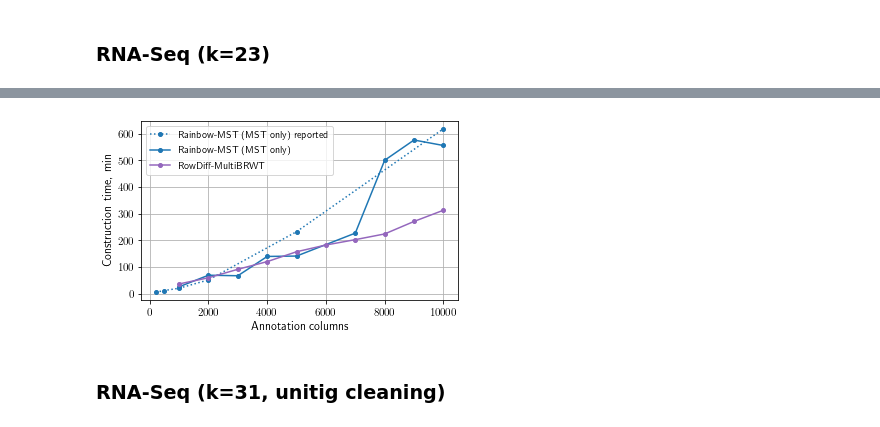
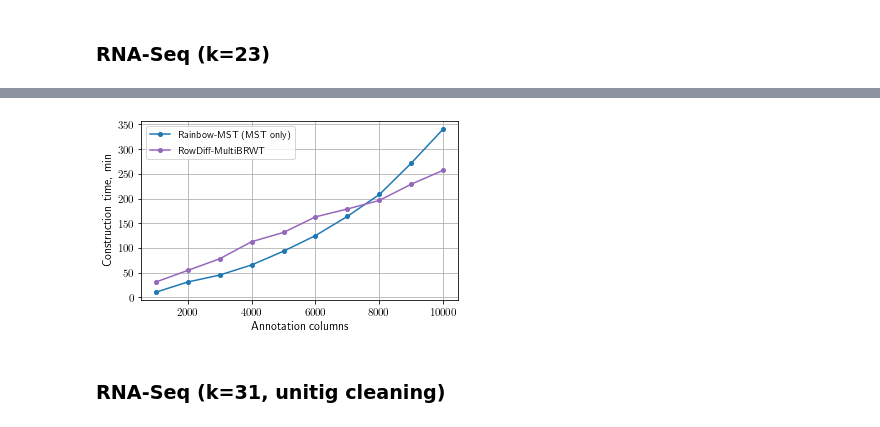
Before and after one commit to ratschlab/row_diff, a Jupyter notebook: plots.ipynb, the cells around one changed output, grey strips where cells are left out. Saved outputs shown, nothing was run; the diff lists cells and outputs as text; code cells hidden in the pictures.

```diff
--- a/plots.ipynb
+++ b/plots.ipynb
@@ -606,7 +606,7 @@ def parse_wall_time_from_logs(log_file):
 # %% [markdown]
 ### RNA-Seq (k=23)
 # %%
-DIR = '/cluster/home/mikhaika/metagenome/data/mantis/subsets/mtg/'
+DIR = '/cluster/home/mikhaika/metagenome/data/mantis/subsets/mtg'
 
 n_samples = []
 
@@ -618,15 +618,16 @@ rd_optimized_100_multi_brwt = []
 rd_optimized_100_multi_brwt_relax = []
 
 for i in range(1, 11):
-    num_cols = !cat {DIR}../{i}k.txt | wc -l
+    num_cols = !cat {DIR}/../{i}k.txt | wc -l
     n_samples.append(int(num_cols[0]))
 
 #     rd_optimized_10.append(parse_wall_time_from_logs(f'{DIR}logs/graph_primary_subset_{i}k_rd_10.log'))
 #     rd_optimized_10_opt.append(parse_wall_time_from_logs(f'{DIR}logs/graph_primary_subset_{i}k_rd_10_opt.log'))
-    rd_optimized_100.append(parse_wall_time_from_logs(f'{DIR}logs/graph_primary_subset_{i}k_rd_100.log'))
-    rd_optimized_100_opt.append(parse_wall_time_from_logs(f'{DIR}logs/graph_primary_subset_{i}k_rd_100_opt.log'))
-    rd_optimized_100_multi_brwt.append(parse_wall_time_from_logs(f'{DIR}logs/graph_primary_subset_{i}k_rd_100_to_multi_brwt.log'))
-    rd_optimized_100_multi_brwt_relax.append(parse_wall_time_from_logs(f'{DIR}logs/graph_primary_subset_{i}k_rd_100_to_multi_brwt_relax.log'))
+    name = f'{DIR}/logs/rd_100d_{i}k_{72}t'
+    rd_optimized_100.append(parse_wall_time_from_logs(f'{name}.log'))
+    rd_optimized_100_opt.append(parse_wall_time_from_logs(f'{name}_opt.log'))
+    rd_optimized_100_multi_brwt.append(parse_wall_time_from_logs(f'{name}_multi_brwt.log'))
+    rd_optimized_100_multi_brwt_relax.append(parse_wall_time_from_logs(f'{name}_multi_brwt_relax.log'))
 # %%
 results = pd.DataFrame(columns=['n_samples',
                                 'rd_optimized_100', 'rd_optimized_100_opt',
@@ -669,16 +670,31 @@ ax = axes
 # ax.plot(results.n_samples, (results.rd_optimized_10) / 60,
 #         marker='o', ms=4, label='RowDiff(10)-ColumnCompressed, unopt')
 
-mantis_nsamples = [1000, 2000, 3000, 4000, 5000, 7000, 8000, 9000, 10000]
-mantis_time = [(26*60)+17.13,
-                ((1*60)+9)*60 + 33,
-                ((1*60)+7)*60 + 31,
-                ((2*60)+19)*60 + 48,
-                ((2*60)+21)*60 + 17,
-                ((3*60)+47)*60 + 11,
-                ((8*60)+19)*60 + 52,
-                ((9*60)+35)*60 + 46,
-                ((9*60)+15)*60 + 15]
+mantis_nsamples = [1000, 2000, 3000, 4000, 5000, 6000, 7000, 8000, 9000, 10000]
+
+# 16 threads
+# mantis_time = [(18*60)+53.60,
+#                 (55*60)+33.28,
+#                 (((1*60)+20)*60)+34,
+#                 (((2*60)+2)*60)+23,
+#                 (((2*60)+47)*60)+52,
+#                 (((3*60)+37)*60)+52,
+#                 (((4*60)+31)*60)+12,
+#                 (((6*60)+24)*60)+33,
+#                 (((6*60)+43)*60)+0,
+#                 (((7*60)+54)*60)+47]
+
+# 72 threads
+mantis_time = [(0*60+10)*60+21.96,
+                (0*60+31)*60+2.53,
+                (0*60+45)*60+6.39,
+                (1*60+5)*60+37,
+                (1*60+33)*60+29,
+                (2*60+5)*60+4,
+                (2*60+44)*60+6,
+                (3*60+28)*60+18,
+                (4*60+32)*60+0,
+                (5*60+41)*60+10]
 
 paper_mantis_nsamples = [200, 500, 1000, 2000, 5000, 10000]
 paper_mantis_time = [342,
@@ -688,11 +704,11 @@ paper_mantis_time = [342,
               (3*60 + 52) * 60 + 34,
               (10*60 + 17) * 60 + 42]
 
-lines = ax.plot(paper_mantis_nsamples, np.array(paper_mantis_time) / 60,
-        marker='o', ms=4, label='Rainbow-MST (MST only) reported', linestyle=':')
+# lines = ax.plot(paper_mantis_nsamples, np.array(paper_mantis_time) / 60,
+#         marker='o', ms=4, label='Rainbow-MST (MST only) reported', linestyle=':')
 
 ax.plot(mantis_nsamples, np.array(mantis_time) / 60,
-        marker='o', ms=4, label='Rainbow-MST (MST only)', color=lines[0].get_color())
+        marker='o', ms=4, label='Rainbow-MST (MST only)')
 
 # ax.plot(results.n_samples, (results.rd_optimized_10 + results.rd_optimized_10_opt) / 60,
 #         marker='o', ms=4, label='RowDiff(10)-ColumnCompressed')
@@ -707,34 +723,34 @@ ax.plot([], [])
 ax.plot(results.n_samples, (results.rd_optimized_100
                             + results.rd_optimized_100_opt
                             + results.rd_optimized_100_multi_brwt
                             + results.rd_optimized_100_multi_brwt_relax) / 60,
         marker='o', ms=4, label='RowDiff-MultiBRWT')
 
 
 # ax.plot(results.n_samples,
 #         (results.graph + results.anno_column) / 10**9,
 #         marker='o', ms=4, label='RowDiff (Graph + Column)', color=lines[0].get_color())
 
 #ax.set_title('10k RNA-Seq samples: construction on 15 cores')
 ax.set_xlabel('Annotation columns')
 ax.set_ylabel('Construction time, min')
 #     ax.set_xlim([-1e9, 25e9])
 #ax.set_xticks(np.array(k_array))
 ax.grid(True)
 #     ax.legend(loc='best')
 
 legend = ax.legend(loc="best", fontsize=10)
 #legend.get_frame().set_facecolor('none')
 # plt.ylim([-5, 110])
 # axes[1].set_ylim([-1e-1, 75])
 #plt.xscale('symlog')
 #plt.yscale('symlog')
 
 plt.tight_layout()
 plt.savefig('rnaseq_23_construction.pdf', format='pdf', bbox_inches='tight')
 plt.show()
 # %% [output]
-[figure, old version]
+[figure, new version]
 # %% [markdown]
 ### RNA-Seq (k=31, unitig cleaning)
 # %%
```
Also changed, not shown: parts of 2 cells of this notebook, 2 other files.
